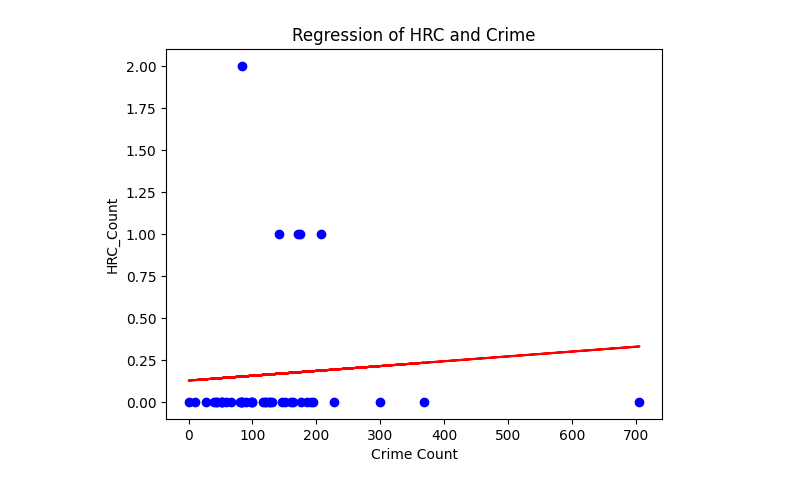
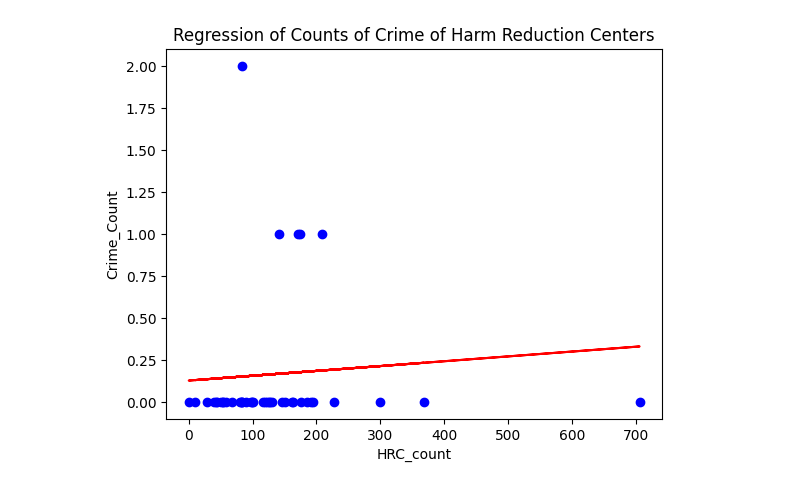
Before and after one commit to KevinSmith356/HealthDataAnalytics, a Jupyter notebook: DANL340/Test4.ipynb, the cells around one changed output. Cells and saved outputs as stored; diff of their text form; code cells hidden in the pictures.

```diff
--- a/DANL340/Test4.ipynb
+++ b/DANL340/Test4.ipynb
@@ -30,23 +30,23 @@ dc_hrc_crime_final=pd.concat([dc_hrc_crime_cat,dc_hrc_crime_num], axis=1)
 # %%
 # Target/independent variable
 x = dc_hrc_crime_final[['crime_count']].values
 # Target variable/dependent variable
 y = dc_hrc_crime_final['hrc_count'].values
 
 # Split data into training and testing sets
 x_train, x_test, y_train, y_test = train_test_split(x, y, test_size=0.2, random_state=42)
 
 regression_model = LinearRegression()
 
 # Train the regression model on training data
 regression_model.fit(x_train, y_train)
 
 # Plot the data points and linear regression line
 plt.scatter(x_test, y_test, color='blue')
 plt.plot(x_test, regression_model.predict(x_test), color='red')
-plt.title('Regression of HRC and Crime')
-plt.xlabel('Crime Count')
-plt.ylabel('HRC_Count')
+plt.title('Regression of Counts of Crime of Harm Reduction Centers')
+plt.xlabel('HRC_count')
+plt.ylabel('Crime_Count')
 plt.show()
 # %% [output]
-[figure, old version]
+[figure, new version]
```
Also changed, not shown: parts of 12 cells of this notebook, 18 other files.
